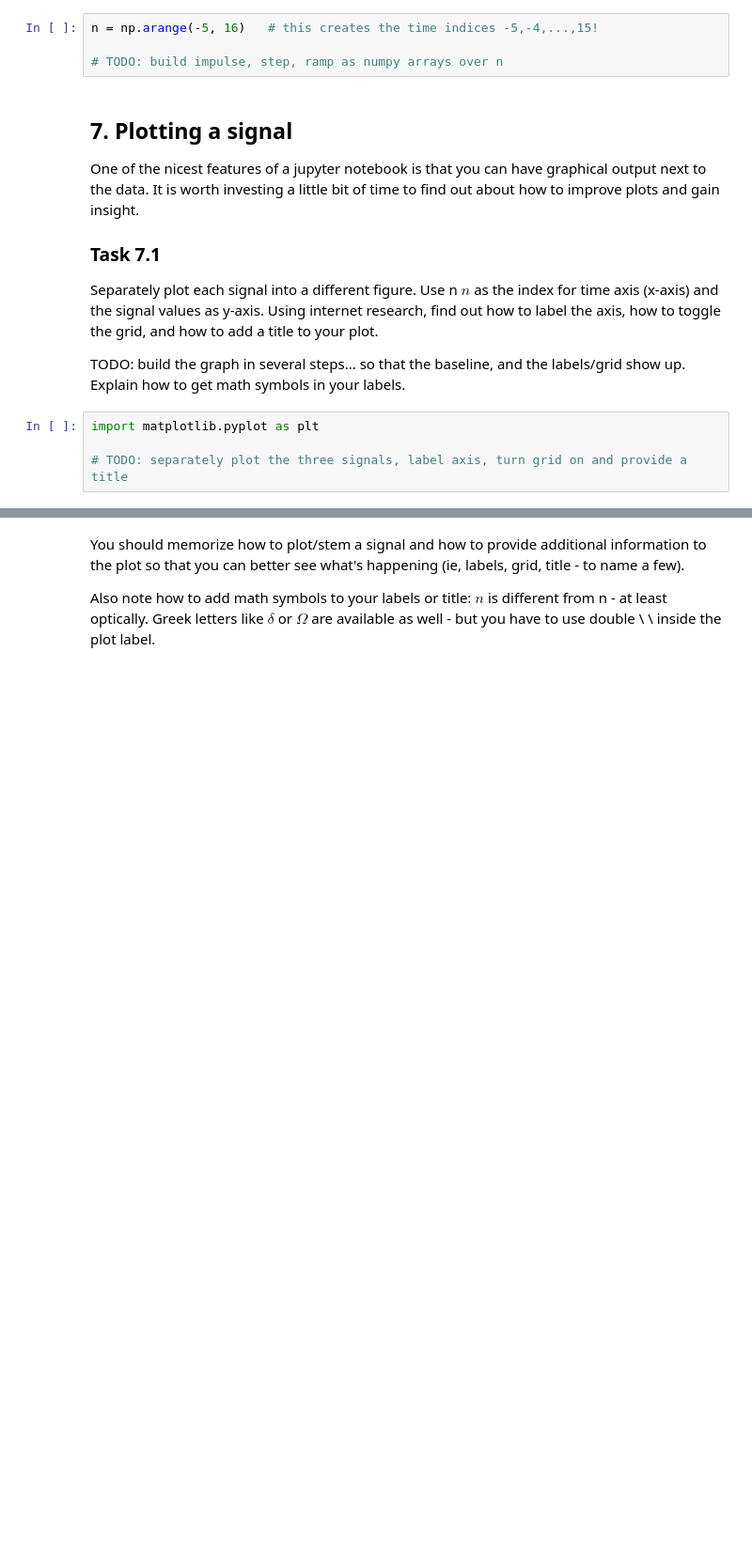
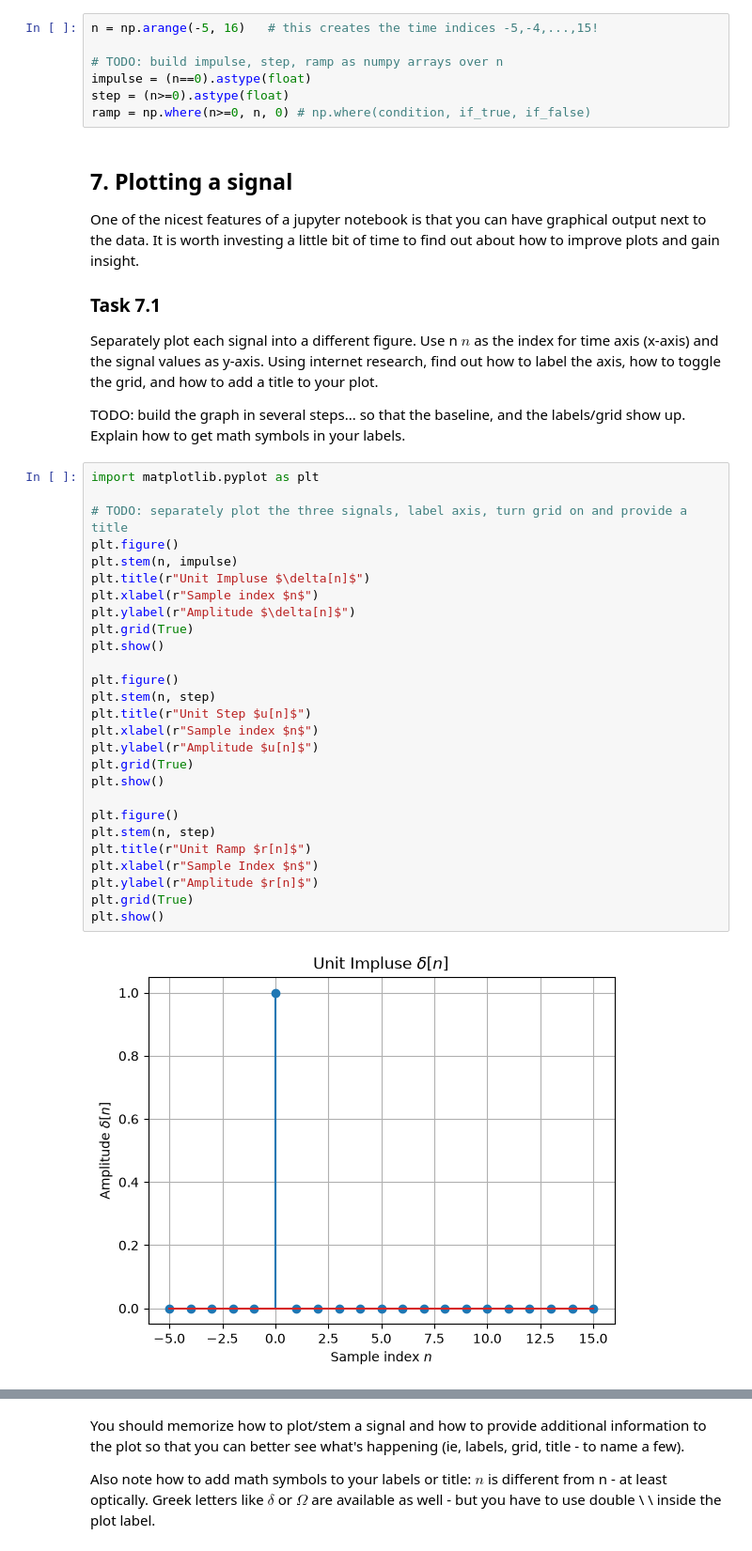
Before and after one commit to AnT-WorkSpace/Digital_Signal_processing-by-AnT-, a Jupyter notebook: Lab00/DSP_Lab00.ipynb, the cells around one changed output, grey strips where cells are left out. Shown at 94% size. Cells and saved outputs as stored; diff of their text form; blank space fills up the shorter version.

```diff
--- a/Lab00/DSP_Lab00.ipynb
+++ b/Lab00/DSP_Lab00.ipynb
@@ -232,6 +236,9 @@ Try to build each with boolean indexing rather than typing the values in by hand
 n = np.arange(-5, 16)   # this creates the time indices -5,-4,...,15!
 
 # TODO: build impulse, step, ramp as numpy arrays over n
+impulse = (n==0).astype(float)
+step = (n>=0).astype(float)
+ramp = np.where(n>=0, n, 0) # np.where(condition, if_true, if_false)
 # %% [markdown]
 ## 7. Plotting a signal
 One of the nicest features of a jupyter notebook is that you can have graphical output next to the data. It is worth investing a little bit of time to find out about how to improve plots and gain insight.
@@ -243,4 +250,29 @@ TODO: build the graph in several steps... so that the baseline, and the labels/g
 # %%
 import matplotlib.pyplot as plt
 
 # TODO: separately plot the three signals, label axis, turn grid on and provide a title
+plt.figure()
+plt.stem(n, impulse)
+plt.title(r"Unit Impluse $\delta[n]$")
+plt.xlabel(r"Sample index $n$")
+plt.ylabel(r"Amplitude $\delta[n]$")
+plt.grid(True)
+plt.show()
+
+plt.figure()
+plt.stem(n, step)
+plt.title(r"Unit Step $u[n]$")
+plt.xlabel(r"Sample index $n$")
+plt.ylabel(r"Amplitude $u[n]$")
+plt.grid(True)
+plt.show()
+
+plt.figure()
+plt.stem(n, step)
+plt.title(r"Unit Ramp $r[n]$")
+plt.xlabel(r"Sample Index $n$")
+plt.ylabel(r"Amplitude $r[n]$")
+plt.grid(True)
+plt.show()
+# %% [output]
+[figure, added]
```
Also changed, not shown: parts of 7 cells of this notebook, 1 other file.
